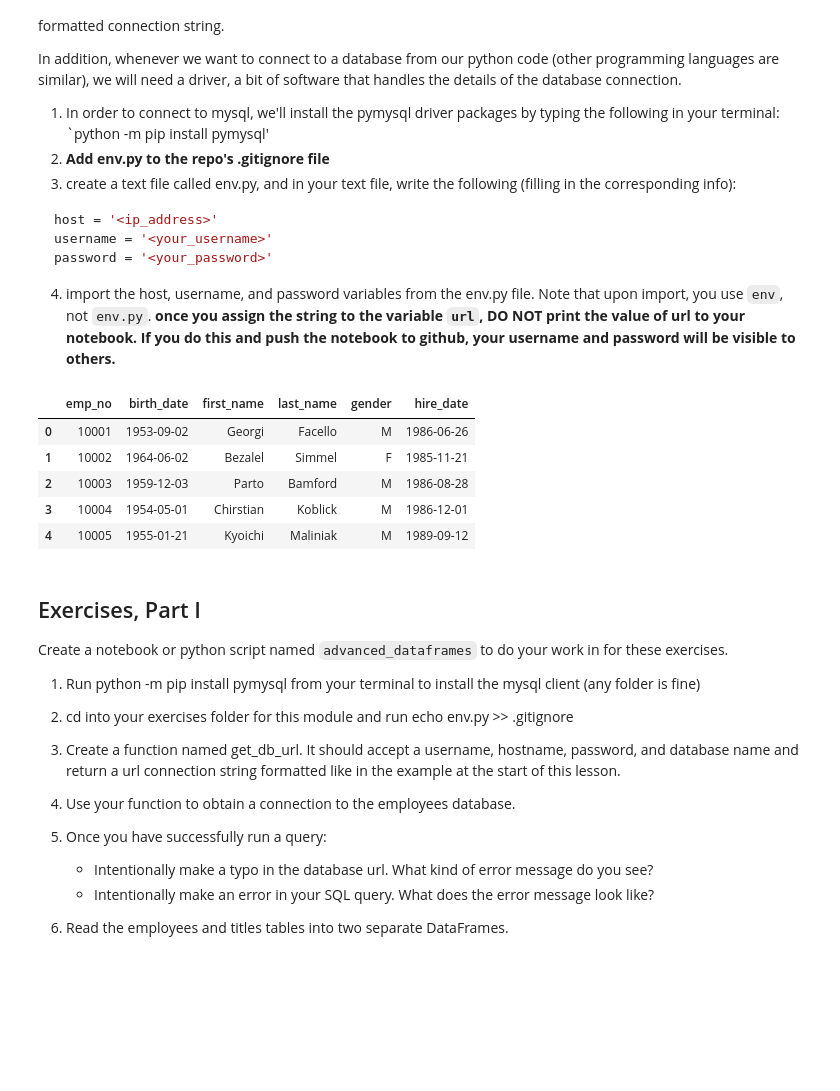
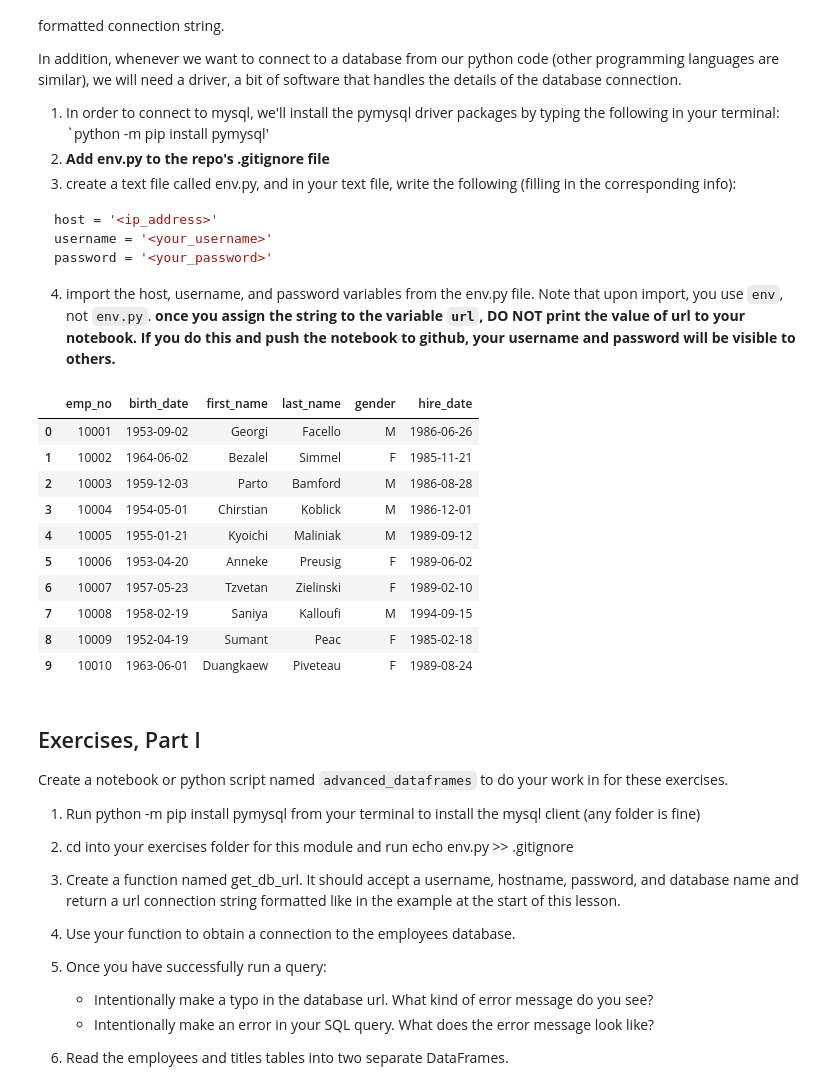
Before and after one commit to wherrickjr/numpy-pandas-visualization-exercises, a Jupyter notebook: pandas_advanced_dataframes_lesson.ipynb, the cells around one changed output. Saved outputs shown, nothing was run; the diff lists cells and outputs as text; code cells hidden in the pictures; blank space fills up the shorter version.

```diff
--- a/pandas_advanced_dataframes_lesson.ipynb
+++ b/pandas_advanced_dataframes_lesson.ipynb
@@ -52,19 +83,30 @@ password = '<your_password>'
 
 4. import the host, username, and password variables from the env.py file. Note that upon import, you use `env`, not `env.py`. **once you assign the string to the variable `url`, DO NOT print the value of url to your notebook. If you do this and push the notebook to github, your username and password will be visible to others.**
 # %%
+from env import host, username, password
 
 # create the url variable (string) with my username, password and host inserted
-
-# write the SQL query to gather data, assign to variable 'query'
-
-# read the data passing the function the query and the url string
+url = f'mysql+pymysql://{username}:{password}@{host}/employees'
-# %% [output]
-|  | emp_no | birth_date | first_name | last_name | gender | hire_date |
-| 0 | 10001 | 1953-09-02 | Georgi | Facello | M | 1986-06-26 |
-| 1 | 10002 | 1964-06-02 | Bezalel | Simmel | F | 1985-11-21 |
-| 2 | 10003 | 1959-12-03 | Parto | Bamford | M | 1986-08-28 |
-| 3 | 10004 | 1954-05-01 | Chirstian | Koblick | M | 1986-12-01 |
-| 4 | 10005 | 1955-01-21 | Kyoichi | Maliniak | M | 1989-09-12 |
+# %%
+
+# write the SQL query to gather data, assign to variable 'query'
+query = 'SELECT * FROM employees LIMIT 10'
+df = pd.read_sql(query, url)
+# read the data passing the function the query and the url string
+# %%
+df
+# %% [output]
+|  | emp_no | birth_date | first_name | last_name | gender | hire_date |
+| 0 | 10001 | 1953-09-02 | Georgi | Facello | M | 1986-06-26 |
+| 1 | 10002 | 1964-06-02 | Bezalel | Simmel | F | 1985-11-21 |
+| 2 | 10003 | 1959-12-03 | Parto | Bamford | M | 1986-08-28 |
+| 3 | 10004 | 1954-05-01 | Chirstian | Koblick | M | 1986-12-01 |
+| 4 | 10005 | 1955-01-21 | Kyoichi | Maliniak | M | 1989-09-12 |
+| 5 | 10006 | 1953-04-20 | Anneke | Preusig | F | 1989-06-02 |
+| 6 | 10007 | 1957-05-23 | Tzvetan | Zielinski | F | 1989-02-10 |
+| 7 | 10008 | 1958-02-19 | Saniya | Kalloufi | M | 1994-09-15 |
+| 8 | 10009 | 1952-04-19 | Sumant | Peac | F | 1985-02-18 |
+| 9 | 10010 | 1963-06-01 | Duangkaew | Piveteau | F | 1989-08-24 |
 # %%
 # write a query in multiple lines:
 # %% [markdown]
```
Also changed, not shown: parts of 14 cells of this notebook, 1 other file.
